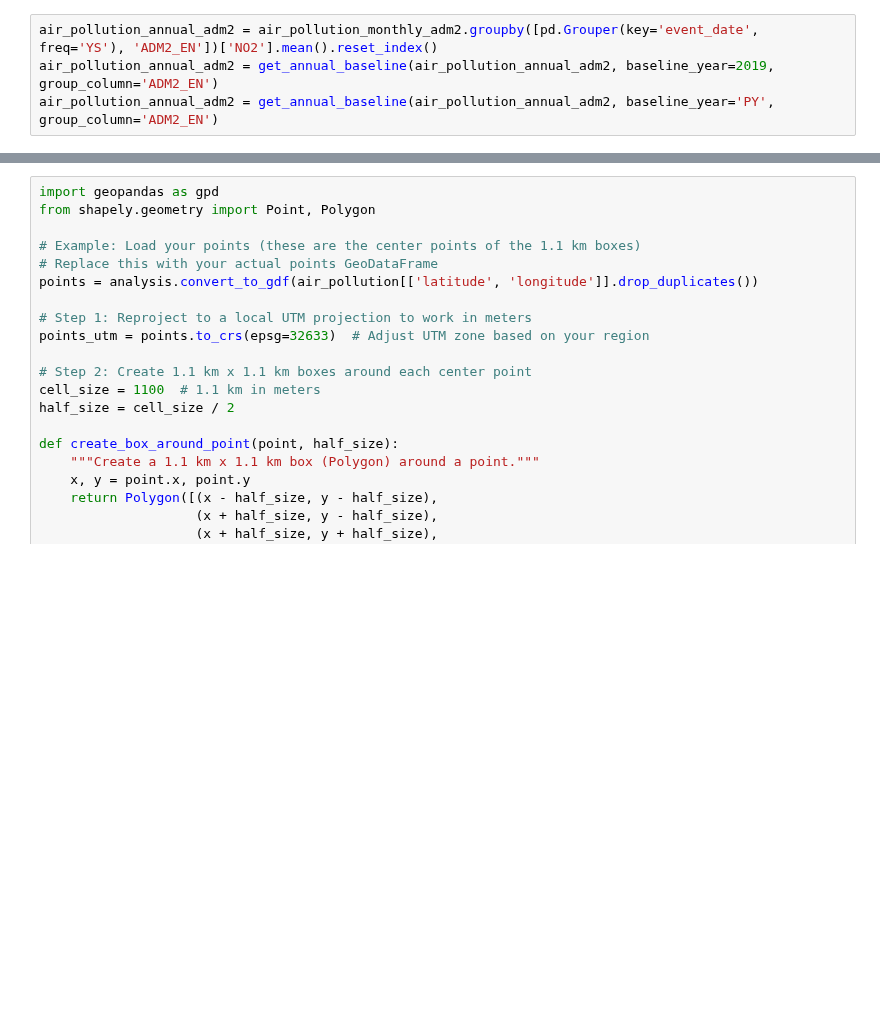
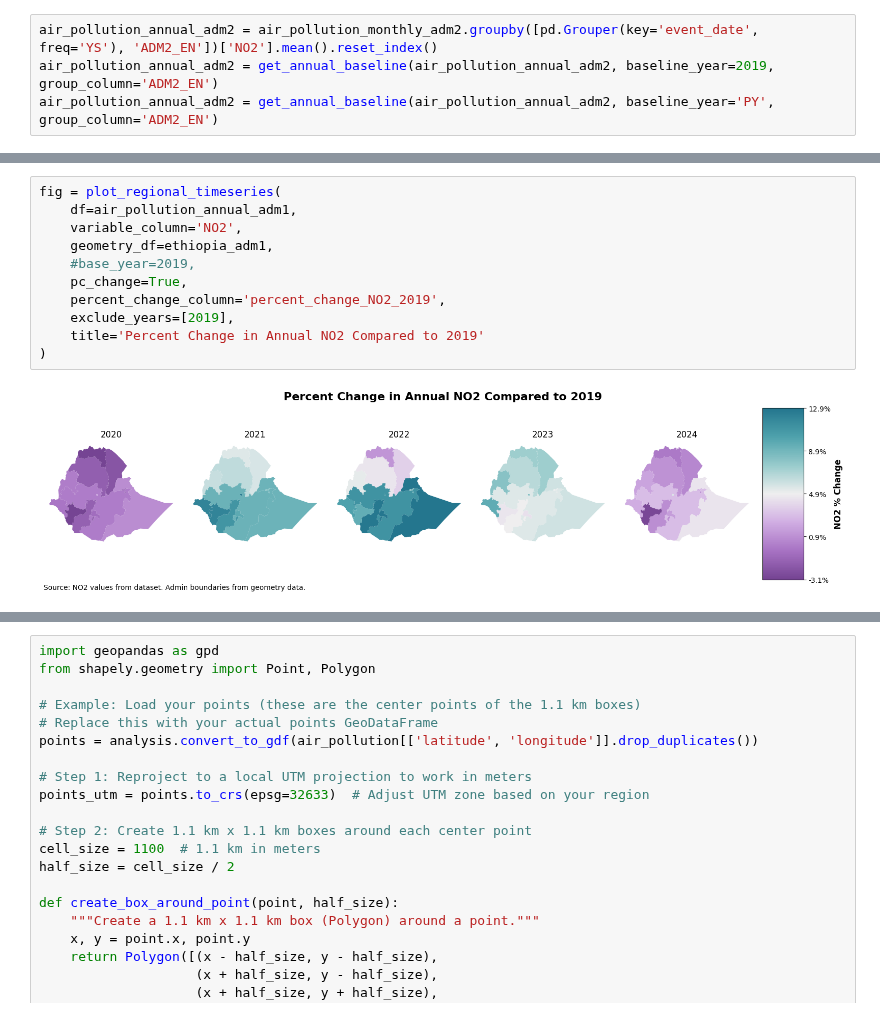
Before and after one commit to datapartnership/ethiopia-economic-monitoring, a Jupyter notebook: notebooks/air-pollution/air_pollution_ethiopia.ipynb, the cells around one changed output, grey strips where cells are left out. Cells and saved outputs as stored; diff of their text form; blank space fills up the shorter version.

```diff
--- a/notebooks/air-pollution/air_pollution_ethiopia.ipynb
+++ b/notebooks/air-pollution/air_pollution_ethiopia.ipynb
@@ -559,0 +568,13 @@ plt.show()
+# %%
+fig = plot_regional_timeseries(
+    df=air_pollution_annual_adm1,
+    variable_column='NO2',
+    geometry_df=ethiopia_adm1,
+    #base_year=2019,
+    pc_change=True,
+    percent_change_column='percent_change_NO2_2019',
+    exclude_years=[2019],
+    title='Percent Change in Annual NO2 Compared to 2019'
+)
+# %% [output]
+[figure, added]
```
Also changed, not shown: parts of 35 cells of this notebook, 3 other files.
